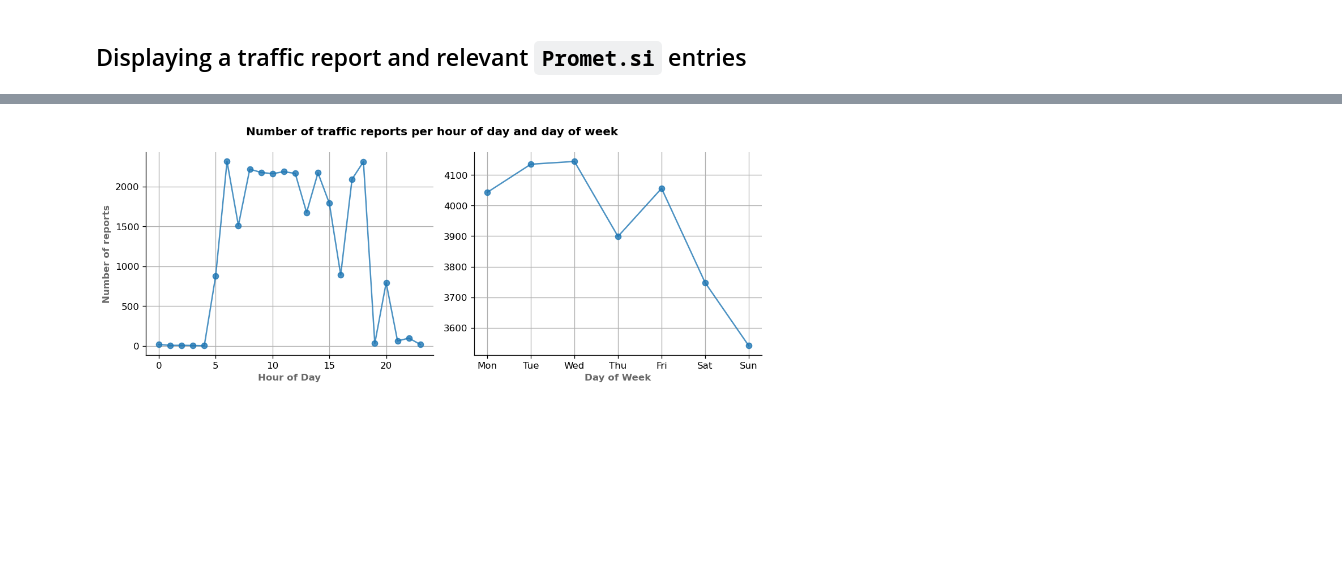
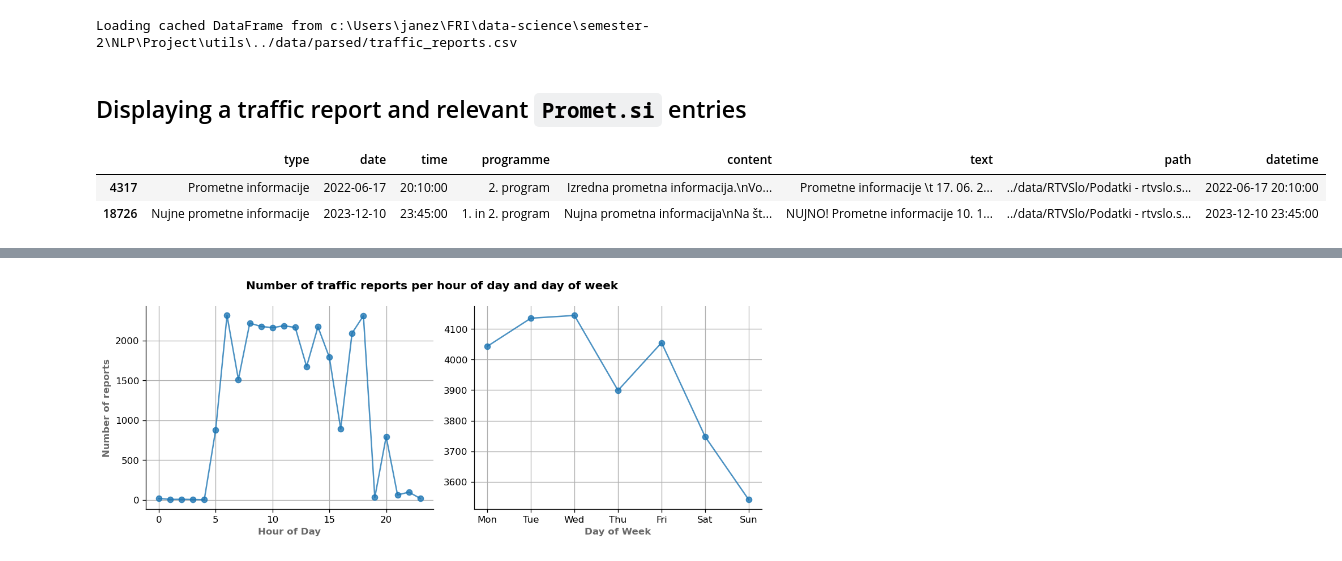
Before and after one commit to UL-FRI-NLP-Course/ul-fri-nlp-course-project-2024-2025-trije-konjeniki-apokalipse, a Jupyter notebook: notebooks/exploration.ipynb, the cells around one changed output, grey strips where cells are left out. Saved outputs shown, nothing was run; the diff lists cells and outputs as text; code cells hidden in the pictures; blank space fills up the shorter version.

```diff
--- a/notebooks/exploration.ipynb
+++ b/notebooks/exploration.ipynb
@@ -115,3 +12,8 @@ df_promet = load_promet_si_data(DATA_PROMET_SI_PATH)
+# %%
+df_reports = utils.data.load_traffic_reports(DATA_REPORTS_PATH)
+df_promet = utils.data.load_promet_si(DATA_PROMET_SI_PATH)
+# %% [output]
+Loading cached DataFrame from c:\Users\janez\FRI\data-science\semester-2\NLP\Project\utils\../data/parsed/traffic_reports.csv
 # %% [markdown]
 ## Displaying a traffic report and relevant `Promet.si` entries
 # %%
@@ -134,4 +36,10 @@ def display_traffic_report(report: pd.Series, n_promet_si_entries = 3):
         display_markdown(f'### [{i+1}] **{row.Datum.strftime("%d. %m. %Y, %H:%M")}**', raw=True)
         if pd.notna(row.A1): display_html(row.A1, raw=True)
         if pd.notna(row.B1): display_html(row.B1, raw=True)
+# %%
+df_reports[df_reports.text.str.contains('vozi v nasprotn')]
+# %% [output]
+|  | type | date | time | programme | content | text | path | datetime |
+| 4317 | Prometne informacije | 2022-06-17 | 20:10:00 | 2. program | Izredna prometna informacija.\nVo... | Prometne informacije \t 17. 06. 2... | ../data/RTVSlo/Podatki - rtvslo.s... | 2022-06-17 20:10:00 |
+| 18726 | Nujne prometne informacije | 2023-12-10 | 23:45:00 | 1. in 2. program | Nujna prometna informacija\nNa št... | NUJNO! Prometne informacije 10. 1... | ../data/RTVSlo/Podatki - rtvslo.s... | 2023-12-10 23:45:00 |
 # %%
```
Also changed, not shown: parts of 10 cells of this notebook.
